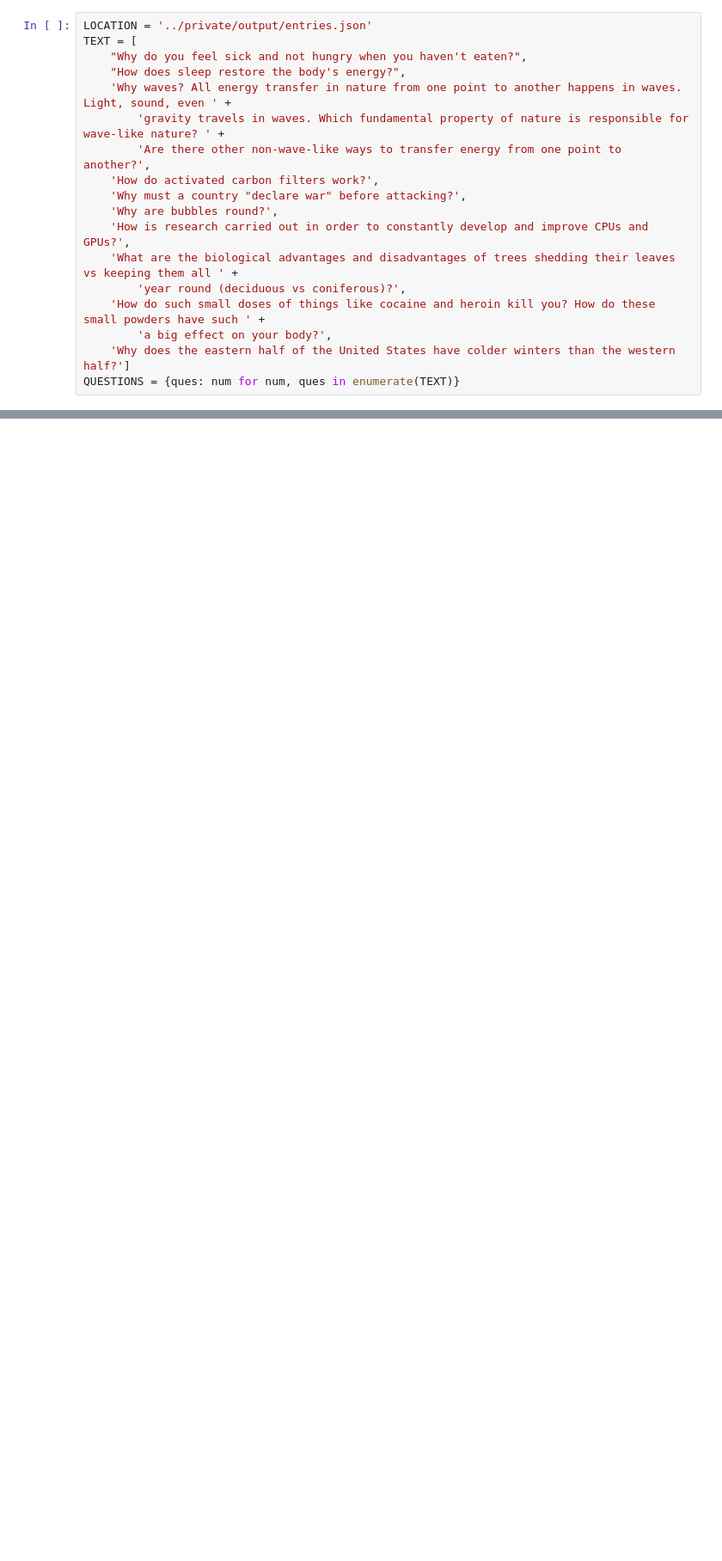
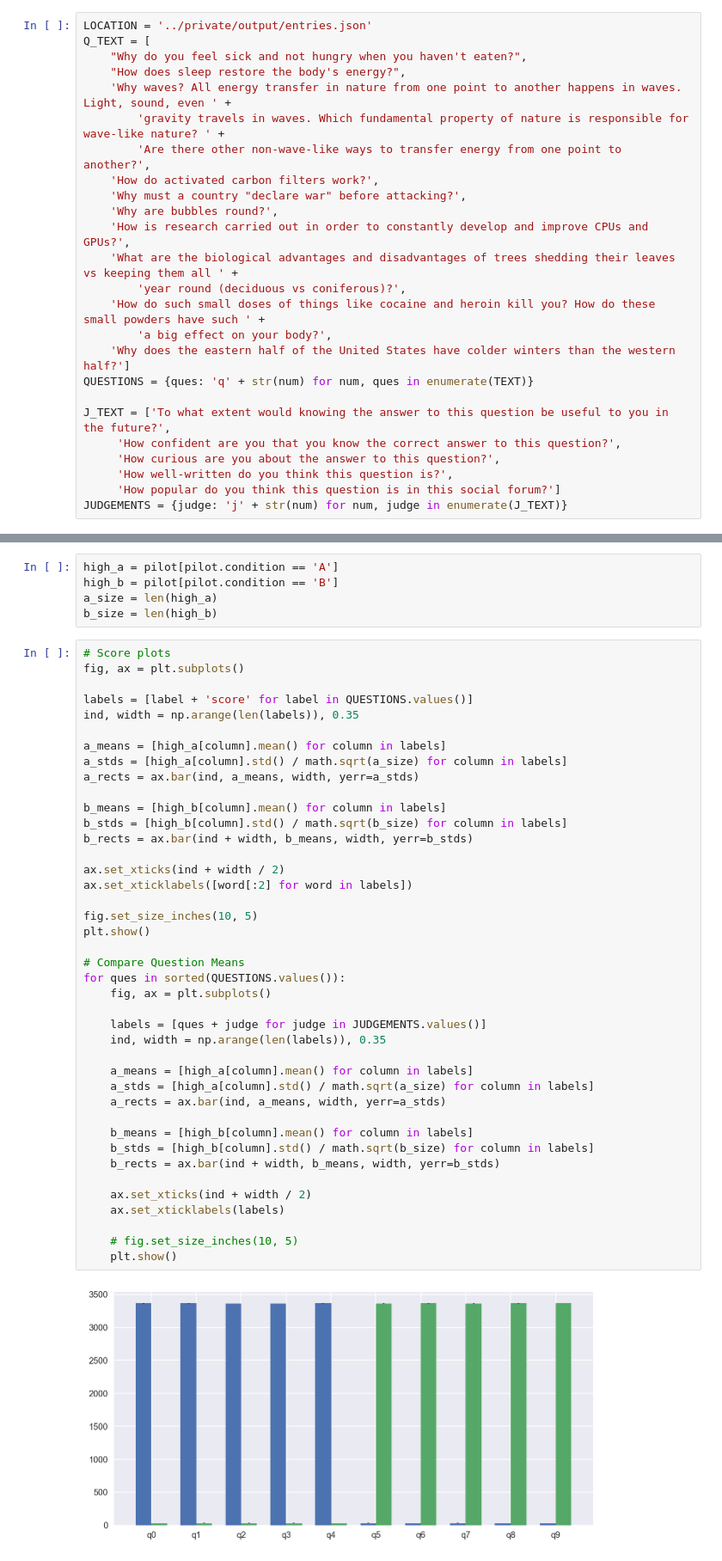
Before and after one commit to hermish/cocosci-research, a Jupyter notebook: analysis/pilot.ipynb, the cells around one changed output, grey strips where cells are left out. Shown: that part at 86% size. Cells and saved outputs as stored; diff of their text form; blank space fills up the shorter version.

```diff
--- a/analysis/pilot.ipynb
+++ b/analysis/pilot.ipynb
@@ -19,7 +20,7 @@ from utilities import head
 %config InlineBackend.figure_format = 'retina'
 # %%
 LOCATION = '../private/output/entries.json'
-TEXT = [
+Q_TEXT = [
     "Why do you feel sick and not hungry when you haven't eaten?",
     "How does sleep restore the body's energy?",
     'Why waves? All energy transfer in nature from one point to another happens in waves. Light, sound, even ' +
@@ -34,4 +35,11 @@ TEXT = [
     'How do such small doses of things like cocaine and heroin kill you? How do these small powders have such ' +
         'a big effect on your body?',
     'Why does the eastern half of the United States have colder winters than the western half?']
-QUESTIONS = {ques: num for num, ques in enumerate(TEXT)}
+QUESTIONS = {ques: 'q' + str(num) for num, ques in enumerate(TEXT)}
+
+J_TEXT = ['To what extent would knowing the answer to this question be useful to you in the future?',
+     'How confident are you that you know the correct answer to this question?',
+     'How curious are you about the answer to this question?',
+     'How well-written do you think this question is?',
+     'How popular do you think this question is in this social forum?']
+JUDGEMENTS = {judge: 'j' + str(num) for num, judge in enumerate(J_TEXT)}
@@ -66,0 +136,48 @@ updated_responses[:1]
+# %%
+high_a = pilot[pilot.condition == 'A']
+high_b = pilot[pilot.condition == 'B']
+a_size = len(high_a)
+b_size = len(high_b)
+# %%
+# Score plots
+fig, ax = plt.subplots()
+
+labels = [label + 'score' for label in QUESTIONS.values()]
+ind, width = np.arange(len(labels)), 0.35
+
+a_means = [high_a[column].mean() for column in labels]
+a_stds = [high_a[column].std() / math.sqrt(a_size) for column in labels]
+a_rects = ax.bar(ind, a_means, width, yerr=a_stds)
+
+b_means = [high_b[column].mean() for column in labels]
+b_stds = [high_b[column].std() / math.sqrt(b_size) for column in labels]
+b_rects = ax.bar(ind + width, b_means, width, yerr=b_stds)
+
+ax.set_xticks(ind + width / 2)
+ax.set_xticklabels([word[:2] for word in labels])
+
+fig.set_size_inches(10, 5)
+plt.show()
+
+# Compare Question Means
+for ques in sorted(QUESTIONS.values()):
+    fig, ax = plt.subplots()
+
+    labels = [ques + judge for judge in JUDGEMENTS.values()]
+    ind, width = np.arange(len(labels)), 0.35
+
+    a_means = [high_a[column].mean() for column in labels]
+    a_stds = [high_a[column].std() / math.sqrt(a_size) for column in labels]
+    a_rects = ax.bar(ind, a_means, width, yerr=a_stds)
+
+    b_means = [high_b[column].mean() for column in labels]
+    b_stds = [high_b[column].std() / math.sqrt(b_size) for column in labels]
+    b_rects = ax.bar(ind + width, b_means, width, yerr=b_stds)
+
+    ax.set_xticks(ind + width / 2)
+    ax.set_xticklabels(labels)
+
+    # fig.set_size_inches(10, 5)
+    plt.show()
+# %% [output]
+[figure, added]
```
Also changed, not shown: parts of 12 cells of this notebook, 4 other files.
